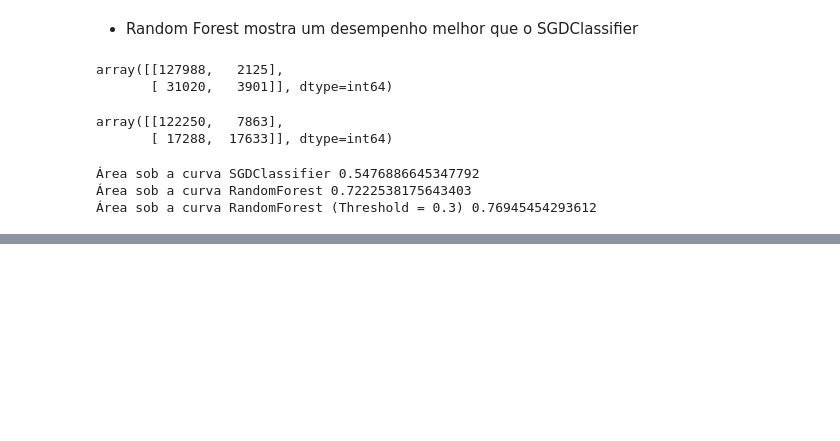
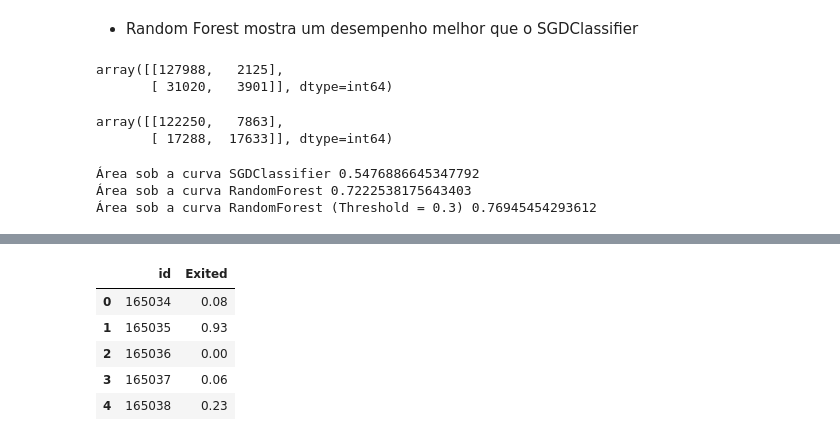
Before and after one commit to ordepzero/bank_churn_problem, a Jupyter notebook: bank_churn_problem.ipynb, the cells around one changed output, grey strips where cells are left out. Drawn from its saved outputs; the diff is of its cells as text; code cells hidden in the pictures; blank space fills up the shorter version.

```diff
--- a/bank_churn_problem.ipynb
+++ b/bank_churn_problem.ipynb
@@ -578,0 +742,9 @@ print("Área sob a curva RandomForest (Threshold = 0.3)", roc_auc_score(y_train,
+# %%
+df_output[["id","Exited"]].head()
+# %% [output]
+|  | id | Exited |
+| 0 | 165034 | 0.08 |
+| 1 | 165035 | 0.93 |
+| 2 | 165036 | 0.00 |
+| 3 | 165037 | 0.06 |
+| 4 | 165038 | 0.23 |
```
Also changed, not shown: parts of 45 cells of this notebook, 3 other files.
